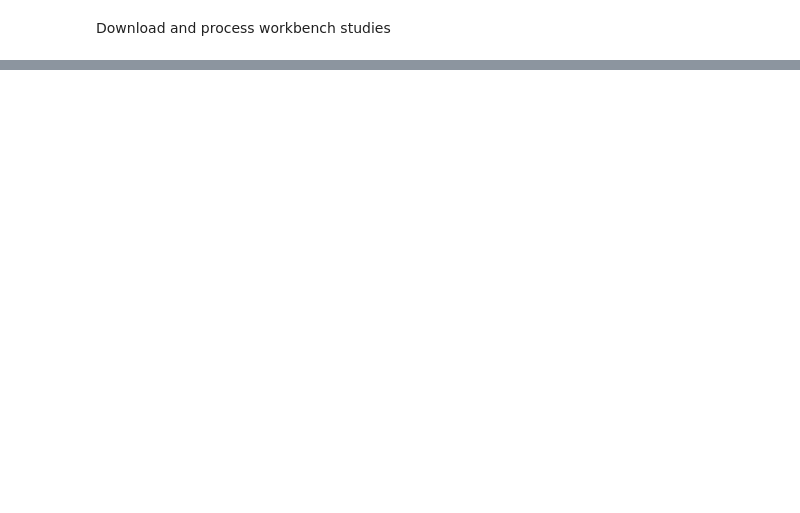
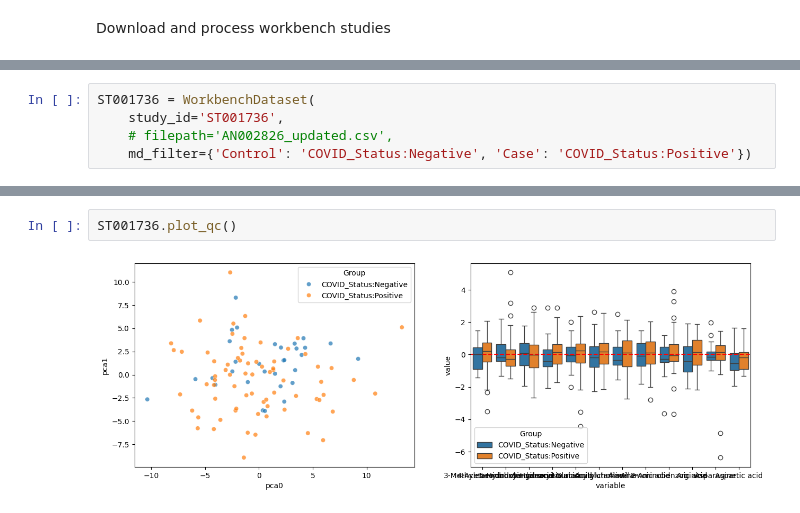
Before and after one commit to cwieder/MetHDN, a Jupyter notebook: Workbench_integration/process_studies.ipynb, the cells around one changed output, grey strips where cells are left out. Cells and saved outputs as stored; diff of their text form; blank space fills up the shorter version.

```diff
--- a/Workbench_integration/process_studies.ipynb
+++ b/Workbench_integration/process_studies.ipynb
@@ -235,0 +466,5 @@ wbd.processed_data
+# %%
+ST001736 = WorkbenchDataset(
+    study_id='ST001736',
+    # filepath='AN002826_updated.csv',
+    md_filter={'Control': 'COVID_Status:Negative', 'Case': 'COVID_Status:Positive'})
@@ -235,0 +499,4 @@ wbd.processed_data
+# %%
+ST001736.plot_qc()
+# %% [output]
+[figure, added]
```
Also changed, not shown: parts of 76 cells of this notebook.
